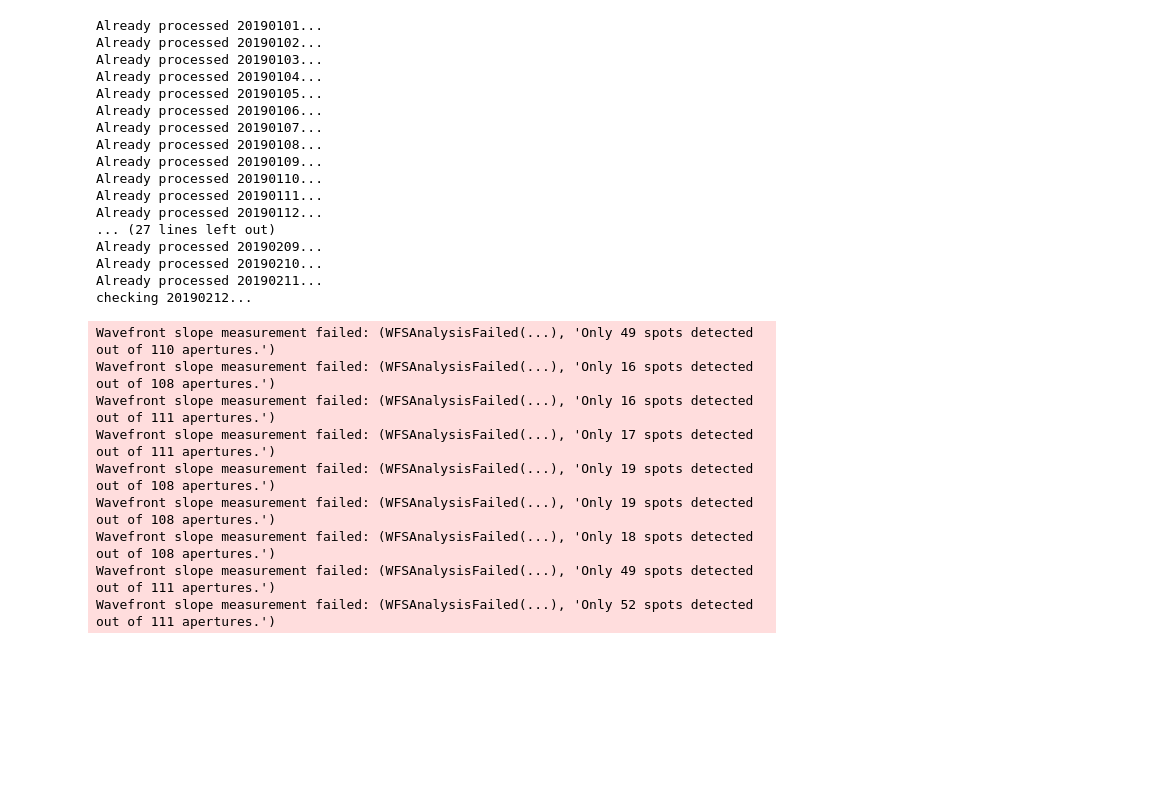
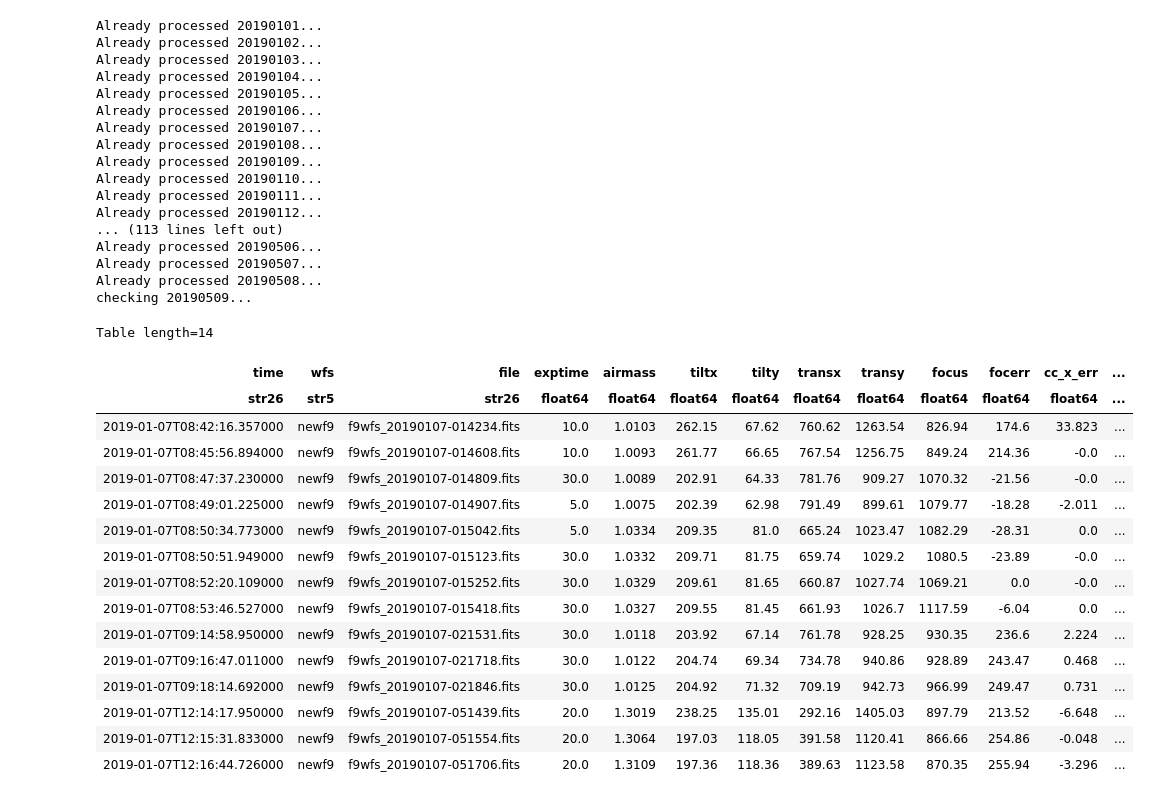
Before and after one commit to MMTObservatory/mmtwfs, a Jupyter notebook: notebooks/reanalyze.ipynb, the cells around one changed output. Drawn from its saved outputs; the diff is of its cells as text; code cells hidden in the pictures; blank space fills up the shorter version.

```diff
--- a/notebooks/reanalyze.ipynb
+++ b/notebooks/reanalyze.ipynb
@@ -249,7 +246,7 @@ rootdir = Path("/Volumes/LaCie 8TB/wfsdat")
 #rootdir = Path("/mnt/d/wfsdat")
 # %%
 dirs = sorted(list(rootdir.glob("2019*")))  # pathlib, where have you been all my life!
-csv_header = "time,wfs,file,exptime,airmass,tiltx,tilty,transx,transy,focus,focerr,cc_x_err,cc_y_err,xcen,ycen,seeing,raw_seeing,fwhm,wavefront_rms,residual_rms\n"
+csv_header = "time,wfs,file,exptime,airmass,az,el,osst,outt,chamt,tiltx,tilty,transx,transy,focus,focerr,cc_x_err,cc_y_err,xcen,ycen,seeing,raw_seeing,fwhm,wavefront_rms,residual_rms\n"
 for d in dirs:
     if d.is_dir():
         if Path.exists(d / "reanalyze_results.csv"):
@@ -287,19 +284,56 @@ Already processed 20190109...
 Already processed 20190110...
 Already processed 20190111...
 Already processed 20190112...
-... (27 lines left out)
-Already processed 20190209...
-Already processed 20190210...
-Already processed 20190211...
-checking 20190212...
+... (113 lines left out)
+Already processed 20190506...
+Already processed 20190507...
+Already processed 20190508...
+checking 20190509...
-Wavefront slope measurement failed: (WFSAnalysisFailed(...), 'Only 49 spots detected out of 110 apertures.')
-Wavefront slope measurement failed: (WFSAnalysisFailed(...), 'Only 16 spots detected out of 108 apertures.')
-Wavefront slope measurement failed: (WFSAnalysisFailed(...), 'Only 16 spots detected out of 111 apertures.')
-Wavefront slope measurement failed: (WFSAnalysisFailed(...), 'Only 17 spots detected out of 111 apertures.')
-Wavefront slope measurement failed: (WFSAnalysisFailed(...), 'Only 19 spots detected out of 108 apertures.')
-Wavefront slope measurement failed: (WFSAnalysisFailed(...), 'Only 19 spots detected out of 108 apertures.')
-Wavefront slope measurement failed: (WFSAnalysisFailed(...), 'Only 18 spots detected out of 108 apertures.')
-Wavefront slope measurement failed: (WFSAnalysisFailed(...), 'Only 49 spots detected out of 111 apertures.')
-Wavefront slope measurement failed: (WFSAnalysisFailed(...), 'Only 52 spots detected out of 111 apertures.')
 # %%
 process_image(Path("/Volumes/LaCie 8TB/wfsdat/20190423/manual_wfs_0005.fits"))
+# %%
+f = Path("/Volumes/Seagate2TB/wfsdat/20190107/reanalyze_results.csv")
+t = ascii.read(f)
+az = Column(np.zeros(len(t)), name='az')
+el = Column(np.zeros(len(t)), name='el')
+osst = Column(np.zeros(len(t)), name='osst')
+outt = Column(np.zeros(len(t)), name='outt')
+chamt = Column(np.zeros(len(t)), name='chamt')
+t.add_column(az)
+t.add_column(el)
+t.add_column(osst)
+t.add_column(outt)
+t.add_column(chamt)
+for r in t:
+    with fits.open(f.parent / r['file']) as hl:
+        hdr = hl[-1].header
+        if np.isnan(r['focus']):
+            focus = hdr.get('TRANSZ', np.nan)
+            r['focus'] = focus
+        a = hdr.get('AZ', np.nan)
+        if a < 0:
+            a += 360.
+        r['az'] = a
+        r['el'] = hdr.get('EL', np.nan)
+        r['osst'] = hdr.get('OSSTEMP', np.nan)
+        r['outt'] = hdr.get('OUT_T', np.nan)
+        r['chamt'] = hdr.get('CHAM_T', np.nan)
+t
+# %% [output]
+Table length=14
+| time | wfs | file | exptime | airmass | tiltx | tilty | transx | transy | focus | focerr | cc_x_err | ... |
+| str26 | str5 | str26 | float64 | float64 | float64 | float64 | float64 | float64 | float64 | float64 | float64 | ... |
+| 2019-01-07T08:42:16.357000 | newf9 | f9wfs_20190107-014234.fits | 10.0 | 1.0103 | 262.15 | 67.62 | 760.62 | 1263.54 | 826.94 | 174.6 | 33.823 | ... |
+| 2019-01-07T08:45:56.894000 | newf9 | f9wfs_20190107-014608.fits | 10.0 | 1.0093 | 261.77 | 66.65 | 767.54 | 1256.75 | 849.24 | 214.36 | -0.0 | ... |
+| 2019-01-07T08:47:37.230000 | newf9 | f9wfs_20190107-014809.fits | 30.0 | 1.0089 | 202.91 | 64.33 | 781.76 | 909.27 | 1070.32 | -21.56 | -0.0 | ... |
+| 2019-01-07T08:49:01.225000 | newf9 | f9wfs_20190107-014907.fits | 5.0 | 1.0075 | 202.39 | 62.98 | 791.49 | 899.61 | 1079.77 | -18.28 | -2.011 | ... |
+| 2019-01-07T08:50:34.773000 | newf9 | f9wfs_20190107-015042.fits | 5.0 | 1.0334 | 209.35 | 81.0 | 665.24 | 1023.47 | 1082.29 | -28.31 | 0.0 | ... |
+| 2019-01-07T08:50:51.949000 | newf9 | f9wfs_20190107-015123.fits | 30.0 | 1.0332 | 209.71 | 81.75 | 659.74 | 1029.2 | 1080.5 | -23.89 | -0.0 | ... |
+| 2019-01-07T08:52:20.109000 | newf9 | f9wfs_20190107-015252.fits | 30.0 | 1.0329 | 209.61 | 81.65 | 660.87 | 1027.74 | 1069.21 | 0.0 | -0.0 | ... |
+| 2019-01-07T08:53:46.527000 | newf9 | f9wfs_20190107-015418.fits | 30.0 | 1.0327 | 209.55 | 81.45 | 661.93 | 1026.7 | 1117.59 | -6.04 | 0.0 | ... |
+| 2019-01-07T09:14:58.950000 | newf9 | f9wfs_20190107-021531.fits | 30.0 | 1.0118 | 203.92 | 67.14 | 761.78 | 928.25 | 930.35 | 236.6 | 2.224 | ... |
+| 2019-01-07T09:16:47.011000 | newf9 | f9wfs_20190107-021718.fits | 30.0 | 1.0122 | 204.74 | 69.34 | 734.78 | 940.86 | 928.89 | 243.47 | 0.468 | ... |
+| 2019-01-07T09:18:14.692000 | newf9 | f9wfs_20190107-021846.fits | 30.0 | 1.0125 | 204.92 | 71.32 | 709.19 | 942.73 | 966.99 | 249.47 | 0.731 | ... |
+| 2019-01-07T12:14:17.950000 | newf9 | f9wfs_20190107-051439.fits | 20.0 | 1.3019 | 238.25 | 135.01 | 292.16 | 1405.03 | 897.79 | 213.52 | -6.648 | ... |
+| 2019-01-07T12:15:31.833000 | newf9 | f9wfs_20190107-051554.fits | 20.0 | 1.3064 | 197.03 | 118.05 | 391.58 | 1120.41 | 866.66 | 254.86 | -0.048 | ... |
+| 2019-01-07T12:16:44.726000 | newf9 | f9wfs_20190107-051706.fits | 20.0 | 1.3109 | 197.36 | 118.36 | 389.63 | 1123.58 | 870.35 | 255.94 | -3.296 | ... |
```
Also changed, not shown: parts of 4 cells of this notebook.
